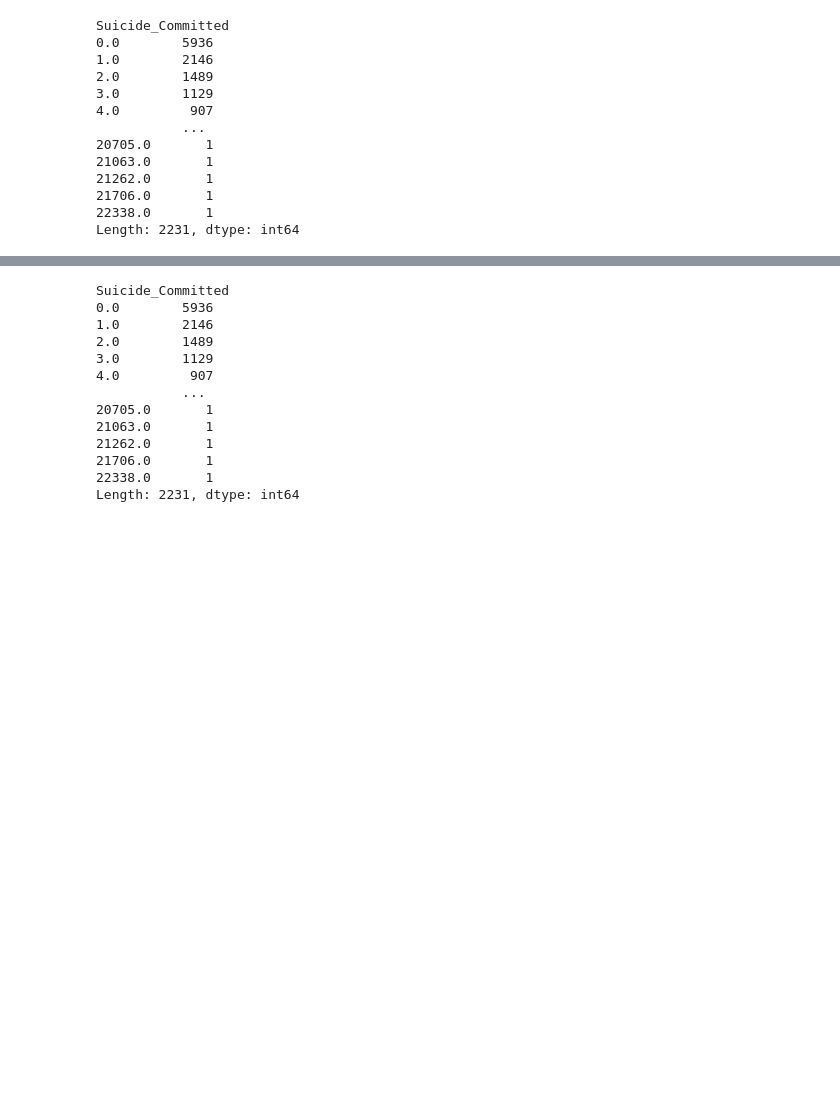
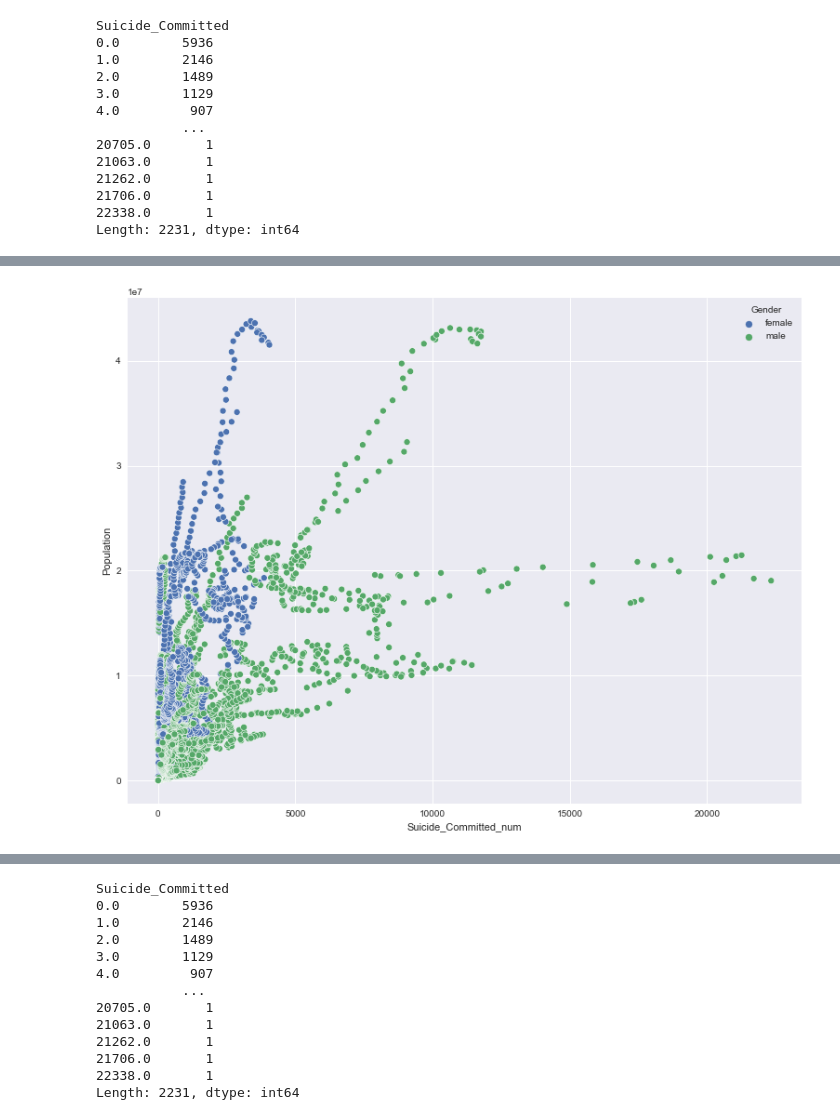
Before and after one commit to daasdemha/Sucide_prediction, a Jupyter notebook: SucideByAge.ipynb, the cells around one changed output, grey strips where cells are left out. Cells and saved outputs as stored; diff of their text form; code cells hidden in the pictures; blank space fills up the shorter version.

```diff
--- a/SucideByAge.ipynb
+++ b/SucideByAge.ipynb
@@ -119,0 +173,7 @@ sucidedataframe.loc[sucidedataframe.Gender == "male", "Gender"] = 0
+# %%
+plt.style.use('seaborn')
+plt.figure(figsize= (13,10))
+sns.scatterplot(x= 'Suicide_Committed_num', y= 'Population', data = sucidedataframe, hue = 'Gender')
+plt.show()
+# %% [output]
+[figure, added]
```
Also changed, not shown: parts of 50 cells of this notebook.
